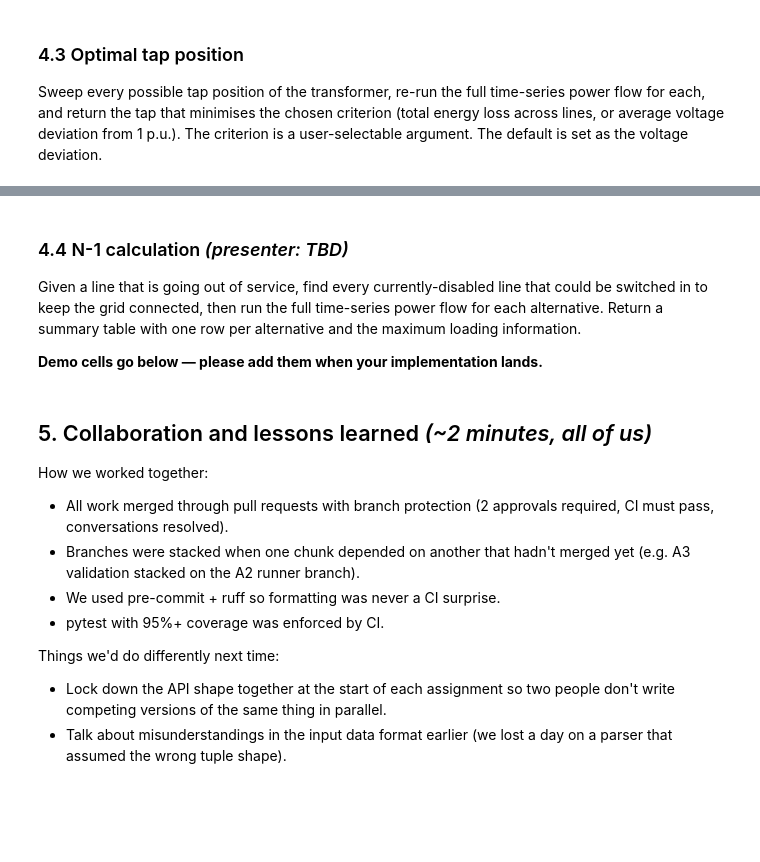
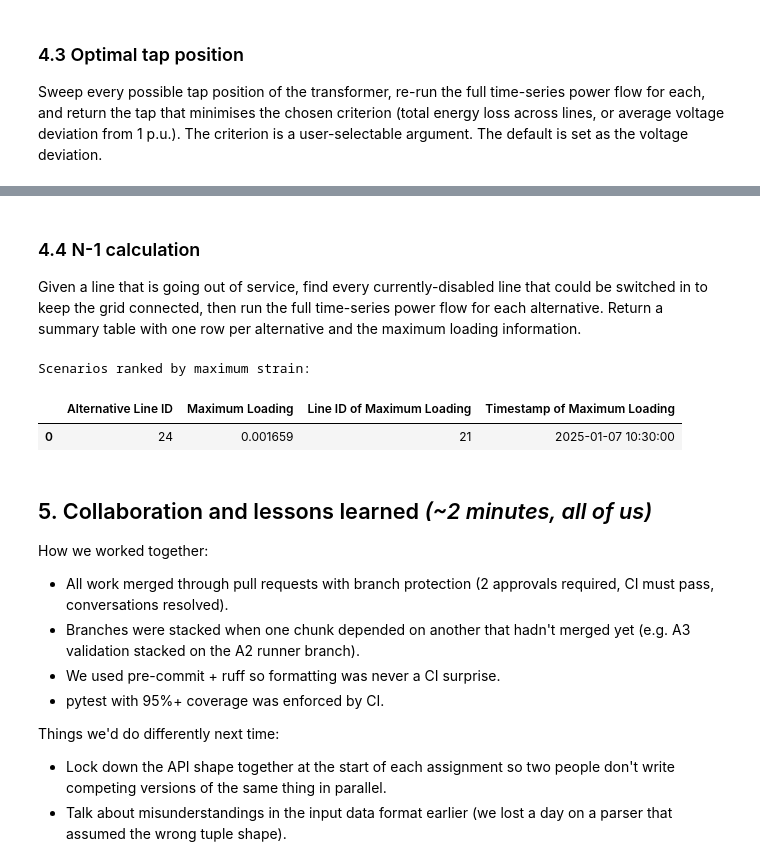
Before and after one commit to tue-ees-5xwg0/power-system-simulation-CURRENTly, a Jupyter notebook: example/final_presentation.ipynb, the cells around one changed output, grey strips where cells are left out. Saved outputs shown, nothing was run; the diff lists cells and outputs as text; code cells hidden in the pictures; blank space fills up the shorter version.

```diff
--- a/example/final_presentation.ipynb
+++ b/example/final_presentation.ipynb
@@ -204,19 +251,28 @@ print(f"Optimal tap (min energy loss): {optimal_tap_energy}")
 # %% [markdown]
-### 4.4 N-1 calculation  *(presenter: TBD)*
+### 4.4 N-1 calculation
 
 Given a line that is going out of service, find every currently-disabled
 line that could be switched in to keep the grid connected, then run the
 full time-series power flow for each alternative. Return a summary table
 with one row per alternative and the maximum loading information.
-
-**Demo cells go below — please add them when your implementation lands.**
 # %%
-# TODO: presenter to fill in.
-# Suggested shape:
-#
-#   from power_system_simulation.n_minus_1 import n_minus_1_analysis
-#   summary = n_minus_1_analysis(grid, line_id_out_of_service=...)
-#   summary
+# Simulate line fault on some line in the network
+faulted_line_id = 18
+
+# Execute the N-1 contingency calculation from our validated grid object
+n1_summary_table = grid.calculate_n_minus_1(line_id=faulted_line_id)
+
+# Render the operational summary table
+if n1_summary_table.empty:
+    print("No valid alternative configurations exist.")
+else:
+    print("Scenarios ranked by maximum strain:")
+
+n1_summary_table
+# %% [output]
+Scenarios ranked by maximum strain:
+|  | Alternative Line ID | Maximum Loading | Line ID of Maximum Loading | Timestamp of Maximum Loading |
+| 0 | 24 | 0.001659 | 21 | 2025-01-07 10:30:00 |
 # %% [markdown]
 ## 5. Collaboration and lessons learned  *(~2 minutes, all of us)*
 
```
Also changed, not shown: parts of 11 cells of this notebook.
